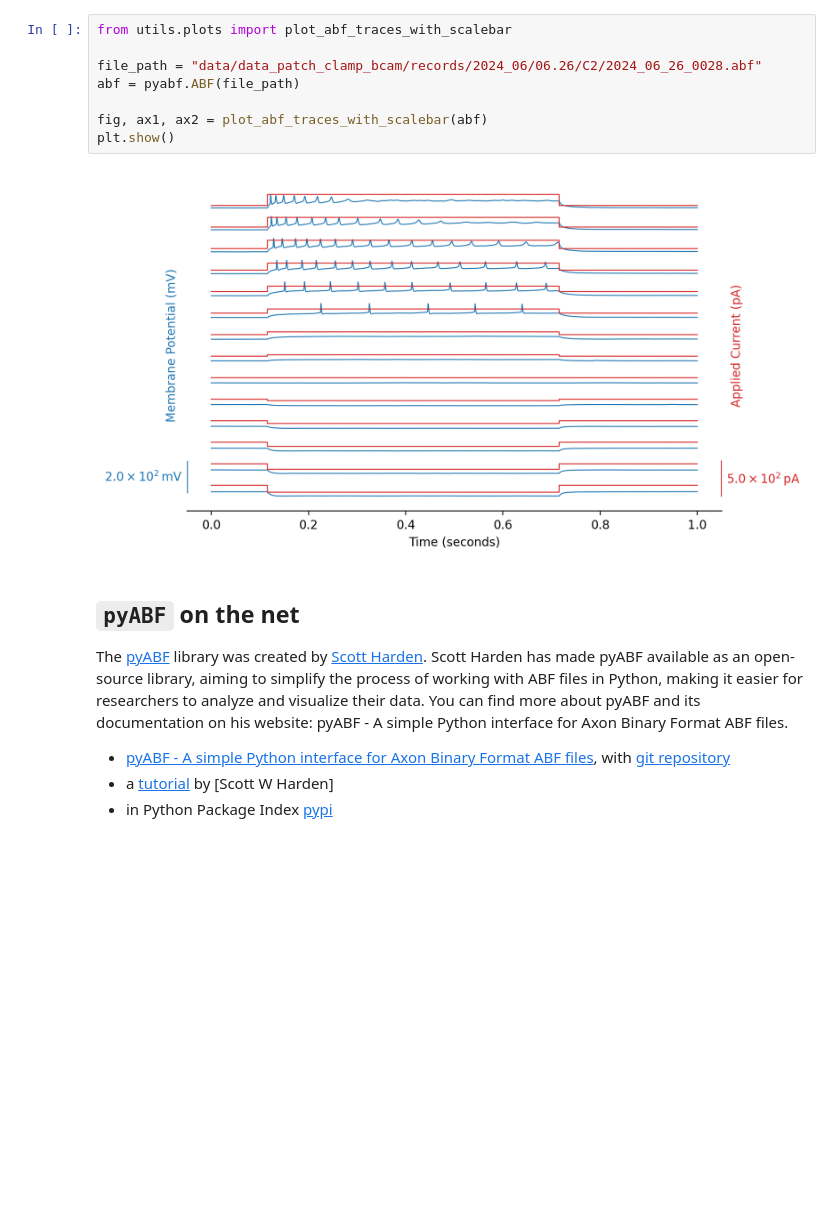
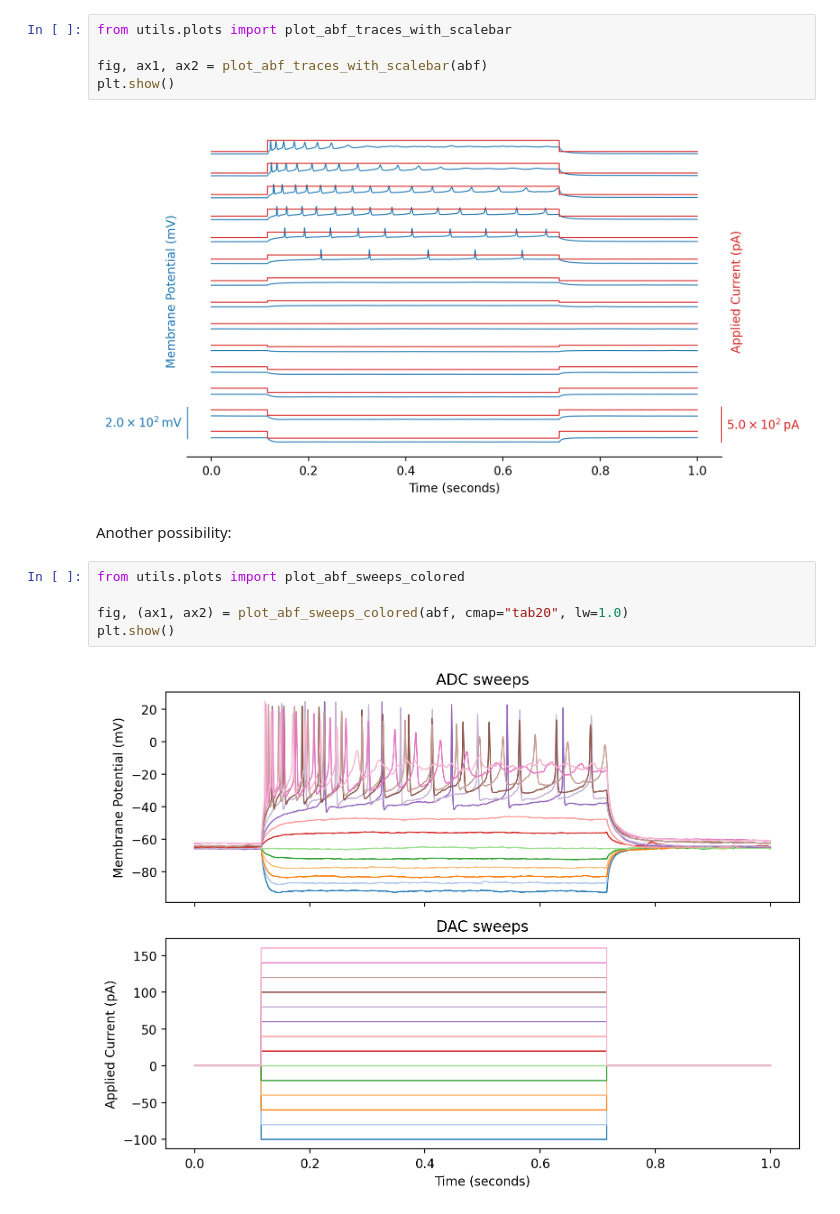
Before and after one commit to fabien-campillo/data-science-spikes, a Jupyter notebook: 4_pyabf.ipynb, the cells around one changed output. Saved outputs shown, nothing was run; the diff lists cells and outputs as text; blank space fills up the shorter version.

```diff
--- a/4_pyabf.ipynb
+++ b/4_pyabf.ipynb
@@ -293,20 +302,16 @@ We can improve the previous plot, see the python script `utils/plots.py`:
 # %%
 from utils.plots import plot_abf_traces_with_scalebar
 
-file_path = "data/data_patch_clamp_bcam/records/2024_06/06.26/C2/2024_06_26_0028.abf"
-abf = pyabf.ABF(file_path)
-
 fig, ax1, ax2 = plot_abf_traces_with_scalebar(abf)
 plt.show()
 # %% [output]
 [figure]
 # %% [markdown]
-## `pyABF` on the net
-
-
-The  [pyABF](https://pypi.org/project/pyabf/) library was created by [Scott Harden](https://swharden.com/about/).
-Scott Harden has made pyABF available as an open-source library, aiming to simplify the process of working with ABF files in Python, making it easier for researchers to analyze and visualize their data. You can find more about pyABF and its documentation on his website: pyABF - A simple Python interface for Axon Binary Format ABF files.
-
-- [pyABF - A simple Python interface for Axon Binary Format ABF files](https://swharden.com/pyabf/), with [git repository](https://github.com/swharden/pyABF)
-- a [tutorial](https://swharden.com/pyabf/tutorial/) by [Scott W Harden]
-- in Python Package Index [pypi](https://pypi.org/project/pyabf/)
+Another possibility:
+# %%
+from utils.plots import plot_abf_sweeps_colored
+
+fig, (ax1, ax2) = plot_abf_sweeps_colored(abf, cmap="tab20", lw=1.0)
+plt.show()
+# %% [output]
+[figure, added]
```
Also changed, not shown: parts of 3 cells of this notebook, 2 other files.
